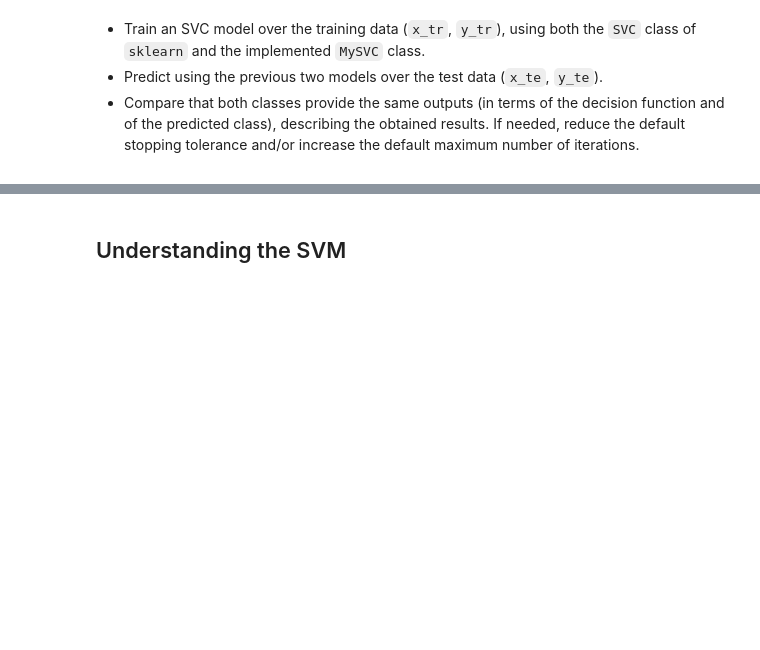
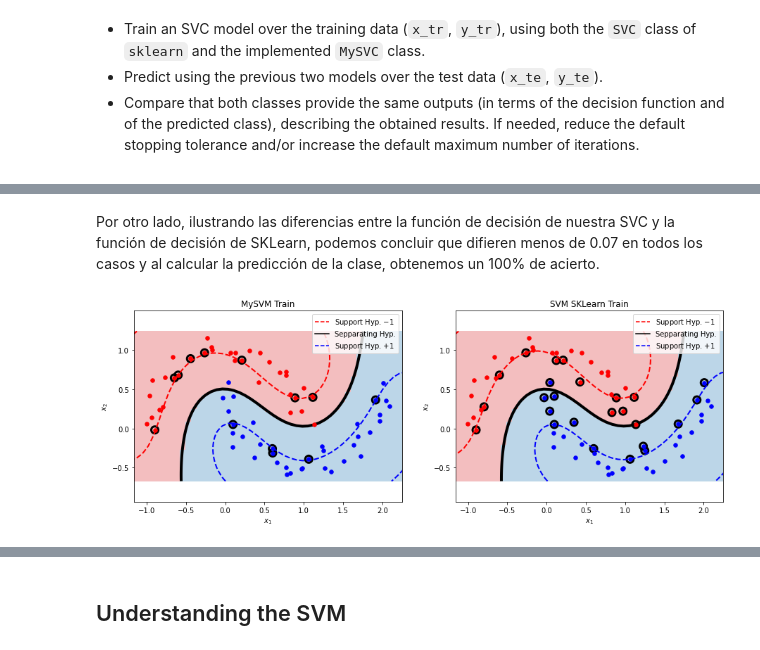
Before and after one commit to glorelvalle/mucd-mg, a Jupyter notebook: maaa/p1/SMO.ipynb, the cells around one changed output, grey strips where cells are left out. Drawn from its saved outputs; the diff is of its cells as text; code cells hidden in the pictures; blank space fills up the shorter version.

```diff
--- a/maaa/p1/SMO.ipynb
+++ b/maaa/p1/SMO.ipynb
@@ -324,0 +356,16 @@ model_sk = SVC(C=C, gamma=gamma)
+# %% [markdown]
+Por otro lado, ilustrando las diferencias entre la función de decisión de nuestra SVC y la función de decisión de SKLearn, podemos concluir que difieren menos de 0.07 en todos los casos y al calcular la predicción de la clase, obtenemos un 100% de acierto.
+# %%
+fig, ax = plt.subplots()
+
+plt.subplot(121)
+plot_svc(x_tr, y_tr, model_my)
+plt.title("MySVM Train")
+
+plt.subplot(122)
+plot_svc(x_tr, y_tr, model_sk)
+plt.title("SVM SKLearn Train")
+
+plt.show()
+# %% [output]
+[figure, added]
```
Also changed, not shown: parts of 10 cells of this notebook.
